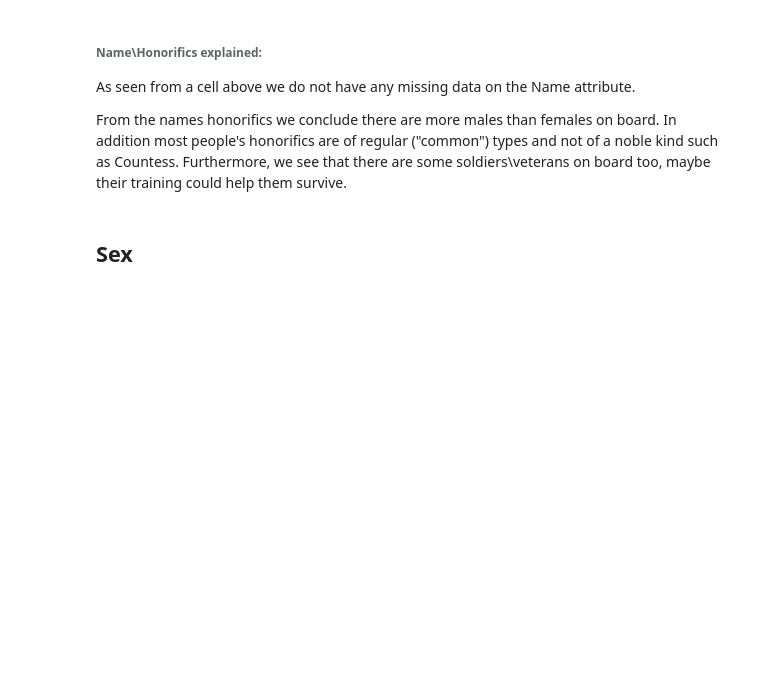
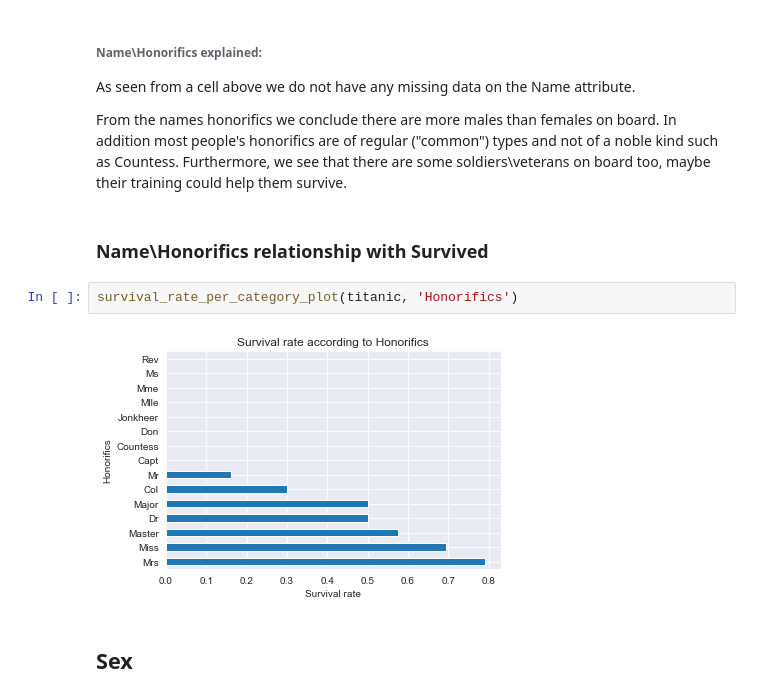
Before and after one commit to Niv-Moshe/Titanic, a Jupyter notebook: eda.ipynb, the cells around one changed output. Saved outputs shown, nothing was run; the diff lists cells and outputs as text; blank space fills up the shorter version.

```diff
--- a/eda.ipynb
+++ b/eda.ipynb
@@ -316,6 +356,12 @@ create_df_for_numeric_cateforical(titanic, 'Honorifics')
 As seen from a cell above we do not have any missing data on the Name attribute.
 
 From the names honorifics we conclude there are more males than females on board. In addition most people's honorifics are of regular ("common") types and not of a noble kind such as Countess. Furthermore, we see that there are some soldiers\veterans on board too, maybe their training could help them survive.
+# %% [markdown]
+### Name\Honorifics relationship with Survived
+# %%
+survival_rate_per_category_plot(titanic, 'Honorifics')
+# %% [output]
+[figure, added]
 # %% [markdown]
 ## Sex
 # %%
```
Also changed, not shown: parts of 33 cells of this notebook.
